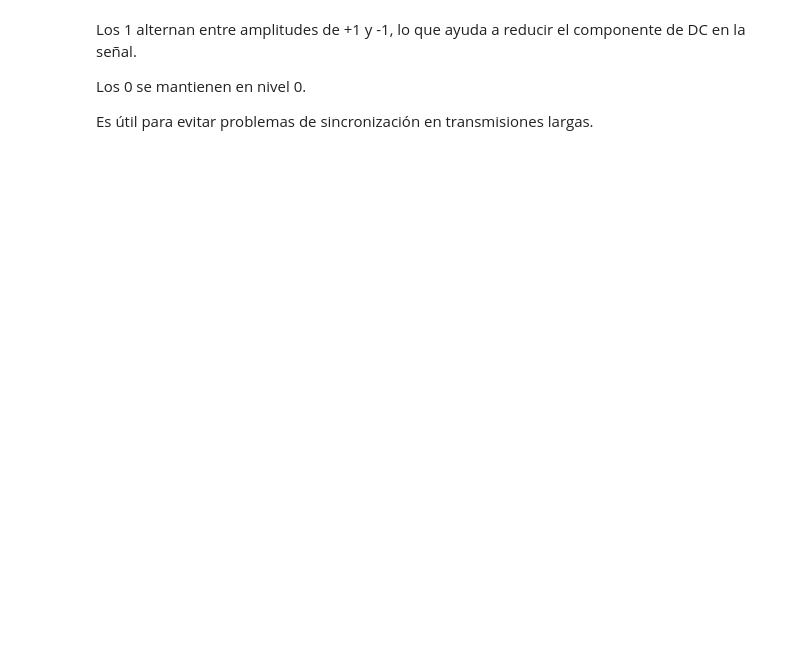
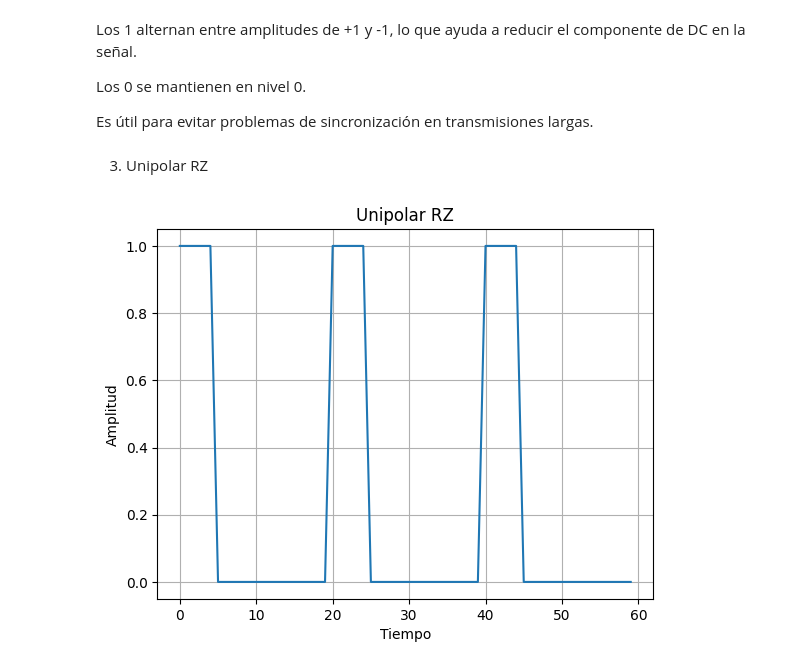
Before and after one commit to johnrua17/I.B-Lab, a Jupyter notebook: I_B_Lab.ipynb, the cells around one changed output. Drawn from its saved outputs; the diff is of its cells as text; code cells hidden in the pictures; blank space fills up the shorter version.

```diff
--- a/I_B_Lab.ipynb
+++ b/I_B_Lab.ipynb
@@ -265,3 +215,35 @@ Los 1 alternan entre amplitudes de +1 y -1, lo que ayuda a reducir el componente
 Los 0 se mantienen en nivel 0.
 
 Es útil para evitar problemas de sincronización en transmisiones largas.
+# %% [markdown]
+3. Unipolar RZ
+# %%
+# Unipolar RZ
+def unipolar_rz(binary_stream, ts):
+    """
+    Convierte una secuencia binaria en una señal Unipolar RZ.
+
+    - '1' se representa con un pulso alto en la mitad del intervalo.
+    - '0' se representa con un nivel bajo en todo el intervalo.
+    """
+    signal = []
+    for bit in binary_stream:
+        if bit == '1':
+            signal.extend([1] * int(ts * 500) + [0] * int(ts * 500))
+        else:
+            signal.extend([0] * int(ts * 1000))
+    return signal
+
+# Ejemplo de uso
+unipolar_rz_signal = unipolar_rz(binary_stream, ts)
+
+# Gráfico
+plt.figure()
+plt.plot(unipolar_rz_signal[:100])  # Mostrar primeros 100 puntos
+plt.title("Unipolar RZ")
+plt.xlabel("Tiempo")
+plt.ylabel("Amplitud")
+plt.grid()
+plt.show()
+# %% [output]
+[figure, added]
```
Also changed, not shown: parts of 21 cells of this notebook.
